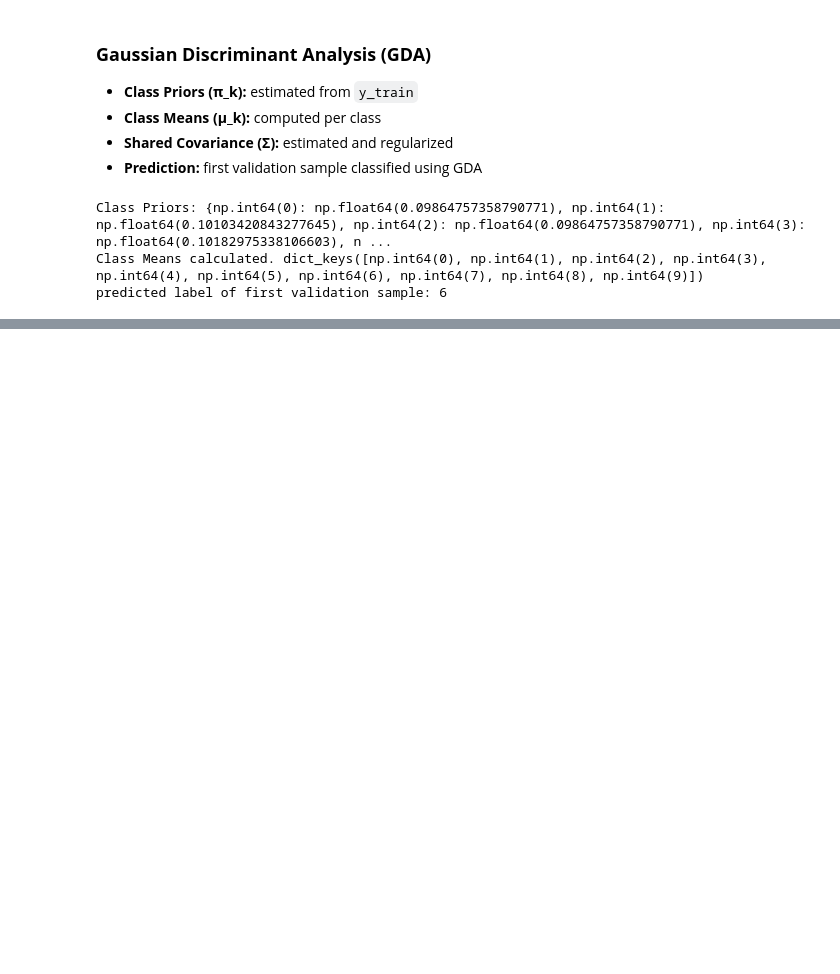
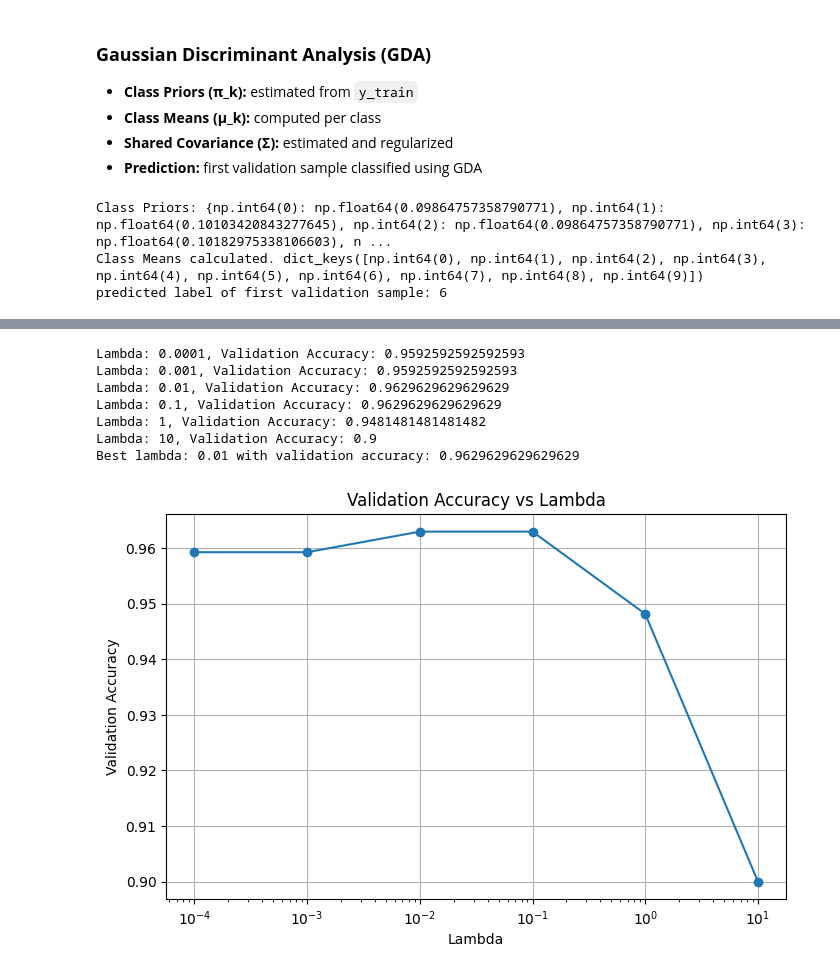
Before and after one commit to Nour-Azab/ML_Lab3, a Jupyter notebook: Part_A.ipynb, the cells around one changed output, grey strips where cells are left out. Drawn from its saved outputs; the diff is of its cells as text; code cells hidden in the pictures; blank space fills up the shorter version.

```diff
--- a/Part_A.ipynb
+++ b/Part_A.ipynb
@@ -146,0 +161,39 @@ predicted label of first validation sample: 6
+# %%
+# Hyperparameter Tuning for Lambda in Covariance Regularization
+lambda_reg = [ 1e-4, 1e-3, 1e-2, 1e-1 , 1, 10 ]
+best_lambda = None
+best_accuracy = 0
+accuracies = []
+
+for lam in lambda_reg:
+    Σ_reg = regularize_covariance(Σ, lambda_reg=lam)
+
+    # Predict on validation set
+    y_val_pred = [predict_class_GDA(x, y_train, π_k, μ_k, Σ_reg) for x in X_val_scaled]
+    accuracy = accuracy_score(y_val, y_val_pred)
+    accuracies.append(accuracy)
+    print(f"Lambda: {lam}, Validation Accuracy: {accuracy}")
+    if accuracy > best_accuracy:
+        best_accuracy = accuracy
+        best_lambda = lam
+
+print(f"Best lambda: {best_lambda} with validation accuracy: {best_accuracy}")
+
+# display accuracy vs lambda plot
+plt.figure(figsize=(8, 5))
+plt.plot(lambda_reg, accuracies, marker='o')
+plt.xscale('log')
+plt.xlabel('Lambda')
+plt.ylabel('Validation Accuracy')
+plt.title('Validation Accuracy vs Lambda')
+plt.grid(True)
+plt.show()
+# %% [output]
+Lambda: 0.0001, Validation Accuracy: 0.9592592592592593
+Lambda: 0.001, Validation Accuracy: 0.9592592592592593
+Lambda: 0.01, Validation Accuracy: 0.9629629629629629
+Lambda: 0.1, Validation Accuracy: 0.9629629629629629
+Lambda: 1, Validation Accuracy: 0.9481481481481482
+Lambda: 10, Validation Accuracy: 0.9
+Best lambda: 0.01 with validation accuracy: 0.9629629629629629
+[figure, added]
```
Also changed, not shown: parts of 8 cells of this notebook.
